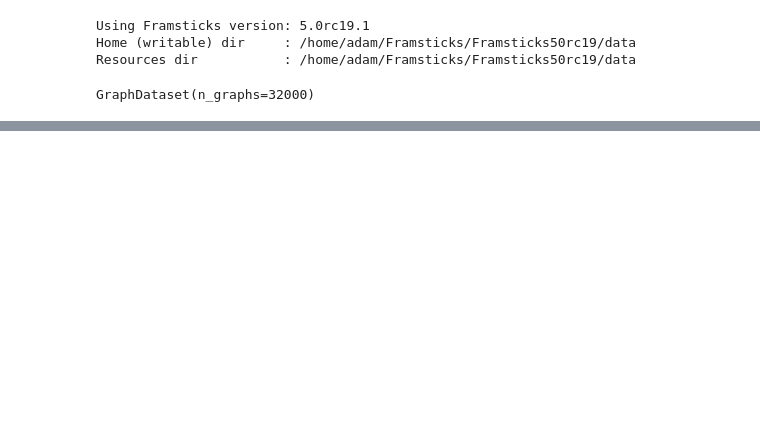
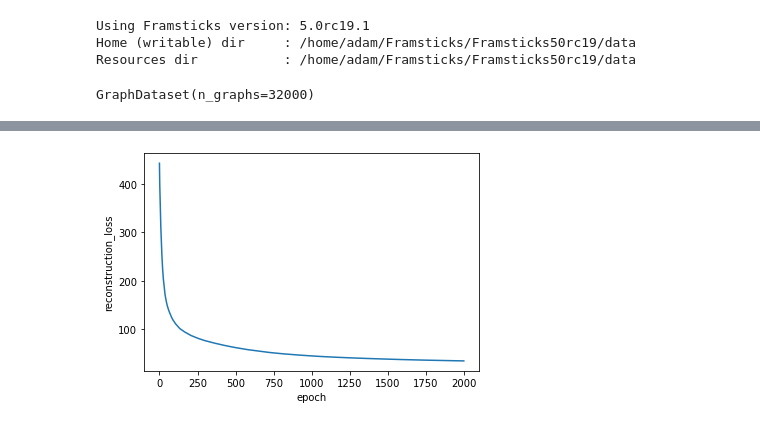
Before and after one commit to AdamKlejda/VGAE, a Jupyter notebook: Testing_learning.ipynb, the cells around one changed output, grey strips where cells are left out. Saved outputs shown, nothing was run; the diff lists cells and outputs as text; code cells hidden in the pictures; blank space fills up the shorter version.

```diff
--- a/Testing_learning.ipynb
+++ b/Testing_learning.ipynb
@@ -65,0 +69,12 @@ plt.show()
+# %%
+fig, ax = plt.subplots()
+
+x = np.array(reconstruction_loss)
+ax.plot(x)
+
+ax.set(xlabel='epoch', ylabel='reconstruction_loss')
+# ax.set_yscale('log')
+# fig.savefig("test.png")
+plt.show()
+# %% [output]
+[figure, added]
```
Also changed, not shown: parts of 10 cells of this notebook, 1 other file.
